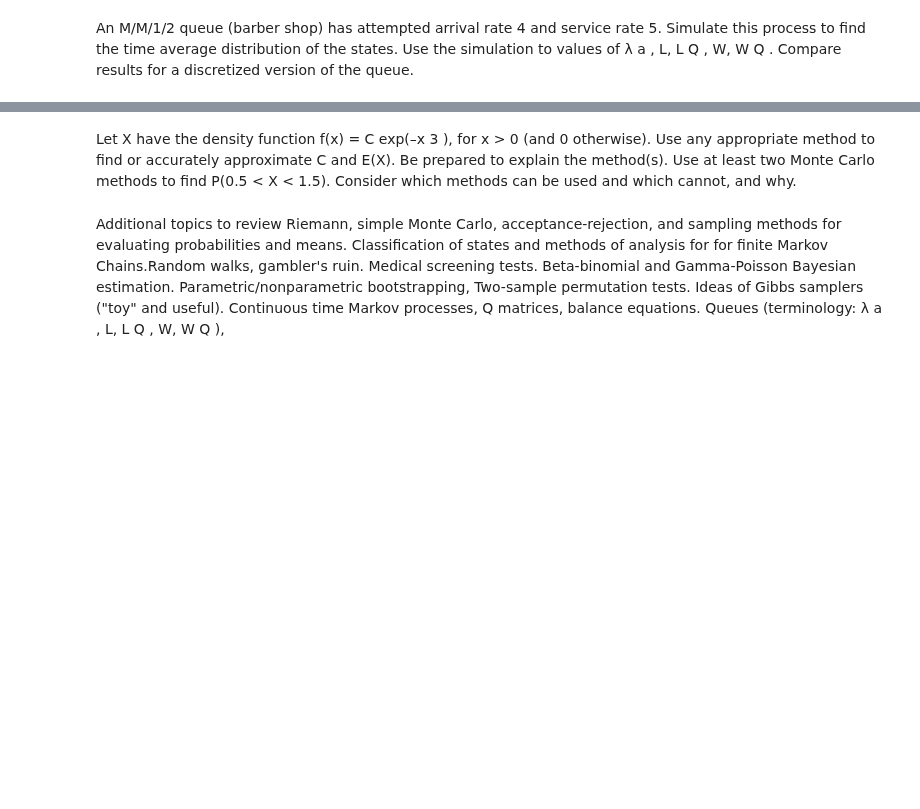
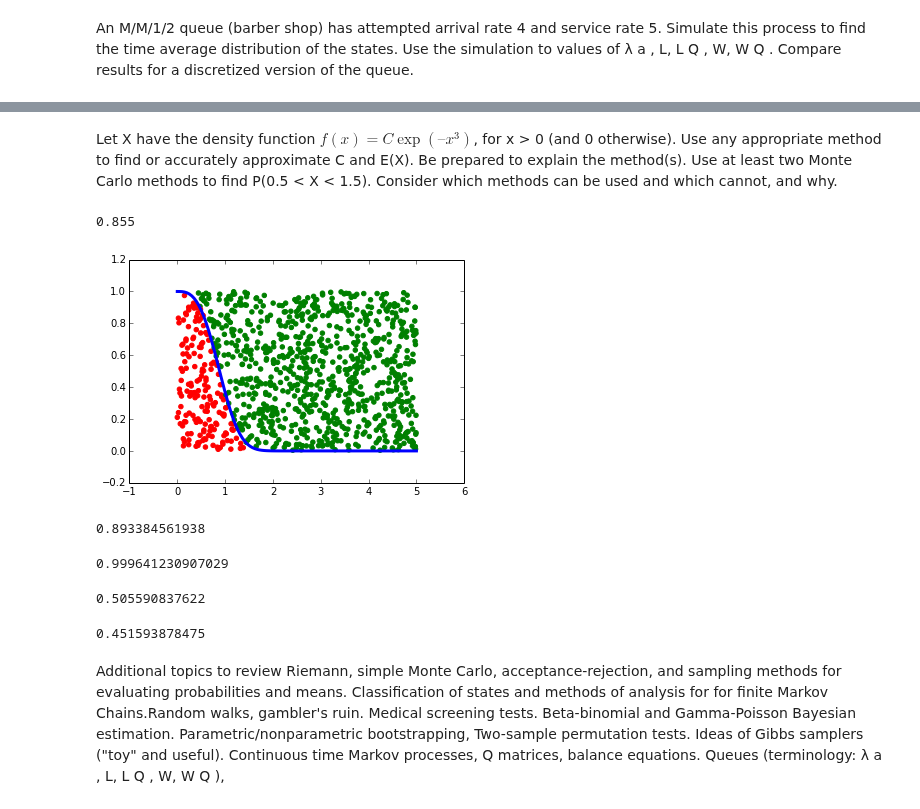
Before and after one commit to Chuphay/school, a Jupyter notebook: simulation/Final.ipynb, the cells around one changed output, grey strips where cells are left out. Cells and saved outputs as stored; diff of their text form; code cells hidden in the pictures; blank space fills up the shorter version.

```diff
--- a/simulation/Final.ipynb
+++ b/simulation/Final.ipynb
@@ -116,8 +114,55 @@ step(arange(m),x);
 # %% [markdown]
-Let X have the density function f(x) = C exp(–x 3 ), for x > 0 (and 0 otherwise).
+Let X have the density function $f(x) = C \exp(–x^3 )$, for x > 0 (and 0 otherwise).
 Use any appropriate method to find or accurately approximate C and E(X). Be prepared to explain the method(s).
 Use at least two Monte Carlo methods to find P(0.5 < X < 1.5). Consider which methods can be used and which cannot,
 and why.
+# %%
+def f(x): return exp(- x**3)
+
+
+x_range = 5
+x = linspace(0,x_range,100)
+plot(x,f(x),lw = 3)
+
+m = 1000
+x = x_range*rand(m)
+y = 1*rand(m)
+hits = 0
+for i in range(m):
+    if(f(x[i])>y[i]):
+        hits += 1
+        scatter(x[i],y[i], color = "red")
+    else:
+        scatter(x[i],y[i], color = "green")
+
+print(5*hits/m)
+# %% [output]
+0.855
+[figure, added]
+# %%
+m = 10000
+x = rand(m)
+print(sum(f(x)/m)+sum(f(x+1)/m)+sum(f(x+2)/m))
+# %% [output]
+0.893384561938
+# %%
+import scipy
+def f(x): return exp(- x**3)/(0.8933)
+scipy.integrate.quad(f,0, 10)[0]
+# %% [output]
+0.999641230907029
+# %%
+m = 100000
+x = rand(m)
+print(sum(x*f(x)/m)+sum((x+1)*f(x+1)/m)+sum((x+2)*f(x+2)/m))
+# %% [output]
+0.505590837622
+# %%
+m = 100000
+x = rand(m)+0.5
+print(sum(f(x)/m))
+# %% [output]
+0.451593878475
 # %% [markdown]
 Additional topics to review
 Riemann, simple Monte Carlo, acceptance-rejection, and sampling methods for evaluating probabilities and means.
```
Also changed, not shown: parts of 5 cells of this notebook.
